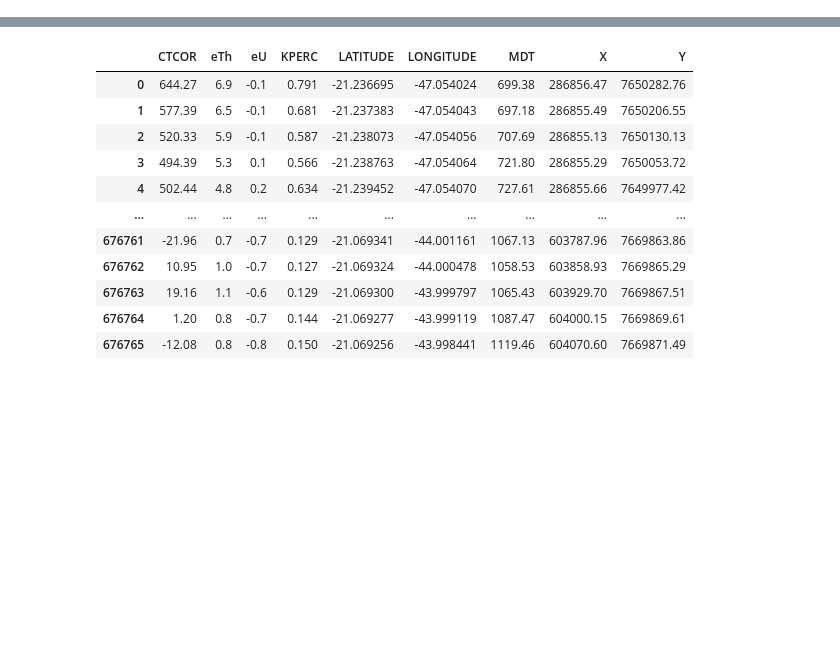
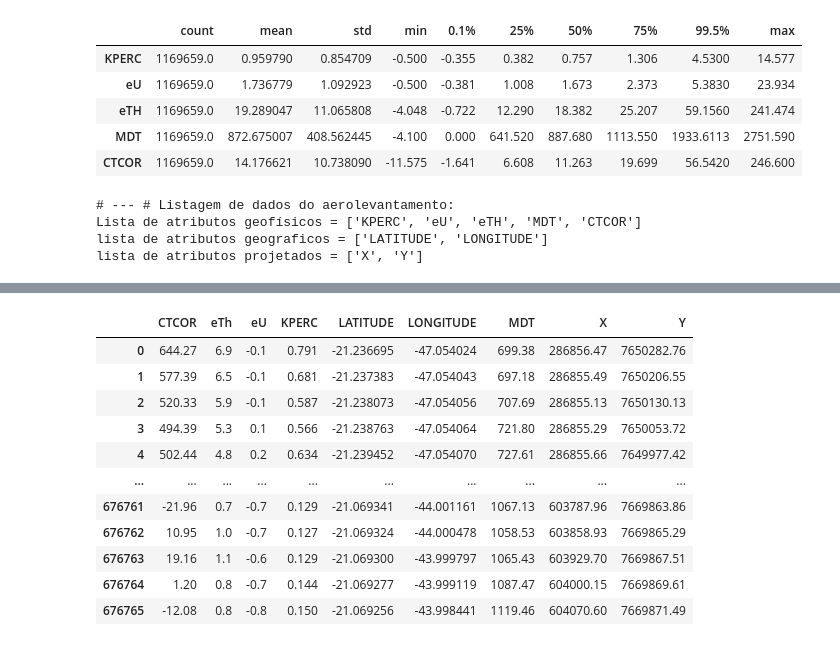
Before and after one commit to Gabriel-Goes/mapeamento_litologico_preditivo, a Jupyter notebook: sources/tutoriais/2 - Pandas: Reading XYZ files from CPRM DataBase.ipynb, the cells around one changed output, grey strips where cells are left out. Cells and saved outputs as stored; diff of their text form; code cells hidden in the pictures; blank space fills up the shorter version.

Commit message:
Preprocessamento Finalizado e Inicio da analise dos dados geologicos

```diff
--- a/sources/tutoriais/2 - Pandas: Reading XYZ files from CPRM DataBase.ipynb
+++ b/sources/tutoriais/2 - Pandas: Reading XYZ files from CPRM DataBase.ipynb
@@ -12,0 +31,3 @@ mag_cols = 'DATA BARO ALTURA X Y MDT HORA GPSALT LATITUDE FIDUCIAL LONGITUDE ALT
+# %%
+# DADOS DE GAMA FLIGHT LINES AEROLEVANTAMENTO 1105
+df_describe=f.descricao(gLine_1105)
@@ -12,0 +52,17 @@ mag_cols = 'DATA BARO ALTURA X Y MDT HORA GPSALT LATITUDE FIDUCIAL LONGITUDE ALT
+# %%
+df_describe[4].T
+# %% [output]
+|  | count | mean | std | min | 0.1% | 25% | 50% | 75% | 99.5% | max |
+| KPERC | 1169659.0 | 0.959790 | 0.854709 | -0.500 | -0.355 | 0.382 | 0.757 | 1.306 | 4.5300 | 14.577 |
+| eU | 1169659.0 | 1.736779 | 1.092923 | -0.500 | -0.381 | 1.008 | 1.673 | 2.373 | 5.3830 | 23.934 |
+| eTH | 1169659.0 | 19.289047 | 11.065808 | -4.048 | -0.722 | 12.290 | 18.382 | 25.207 | 59.1560 | 241.474 |
+| MDT | 1169659.0 | 872.675007 | 408.562445 | -4.100 | 0.000 | 641.520 | 887.680 | 1113.550 | 1933.6113 | 2751.590 |
+| CTCOR | 1169659.0 | 14.176621 | 10.738090 | -11.575 | -1.641 | 6.608 | 11.263 | 19.699 | 56.5420 | 246.600 |
+# %%
+# Tie Lines
+df_describe = f.descricao(gTie_1105)
+# %% [output]
+# --- # Listagem de dados do aerolevantamento:
+Lista de atributos geofísicos = ['KPERC', 'eU', 'eTH', 'MDT', 'CTCOR']
+lista de atributos geograficos = ['LATITUDE', 'LONGITUDE']
+lista de atributos projetados = ['X', 'Y']
```
Also changed, not shown: parts of 48 cells of this notebook, 18 other files.
